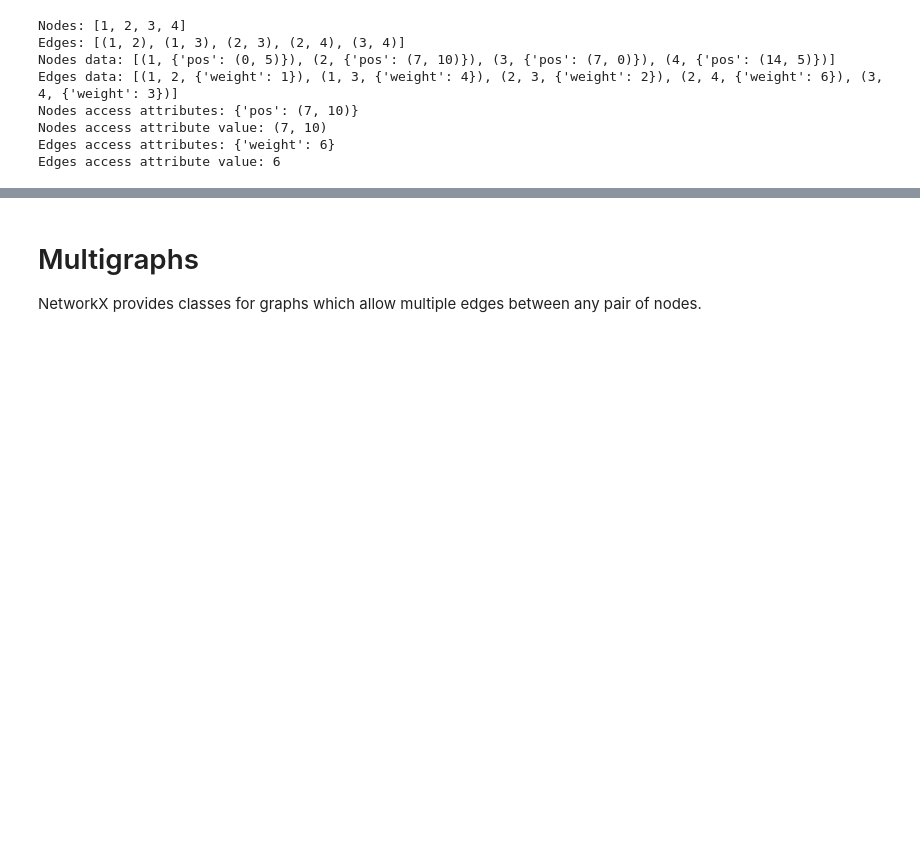
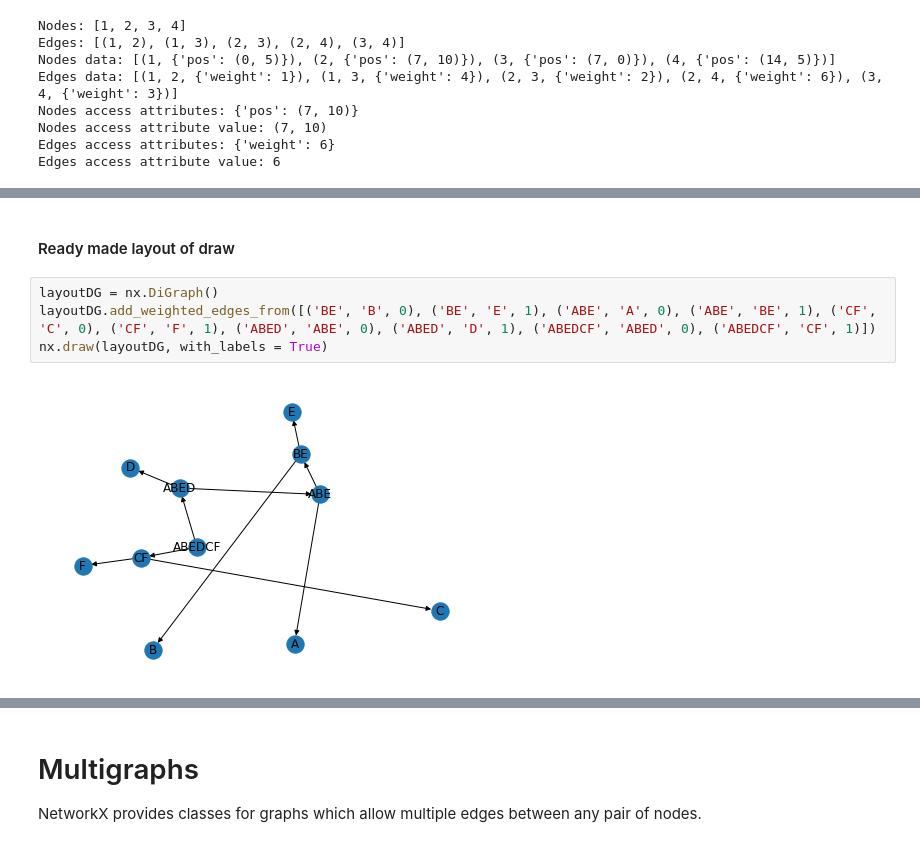
Before and after one commit to Falcon43/Python, a Jupyter notebook: datastructures/networkx.ipynb, the cells around one changed output, grey strips where cells are left out. Drawn from its saved outputs; the diff is of its cells as text; blank space fills up the shorter version.

```diff
--- a/datastructures/networkx.ipynb
+++ b/datastructures/networkx.ipynb
@@ -506,0 +589,8 @@ Edges access attribute value: 6
+# %% [markdown]
+#### Ready made layout of draw
+# %%
+layoutDG = nx.DiGraph()
+layoutDG.add_weighted_edges_from([('BE', 'B', 0), ('BE', 'E', 1), ('ABE', 'A', 0), ('ABE', 'BE', 1), ('CF', 'C', 0), ('CF', 'F', 1), ('ABED', 'ABE', 0), ('ABED', 'D', 1), ('ABEDCF', 'ABED', 0), ('ABEDCF', 'CF', 1)])
+nx.draw(layoutDG, with_labels = True)
+# %% [output]
+[figure, added]
```
Also changed, not shown: parts of 33 cells of this notebook.
